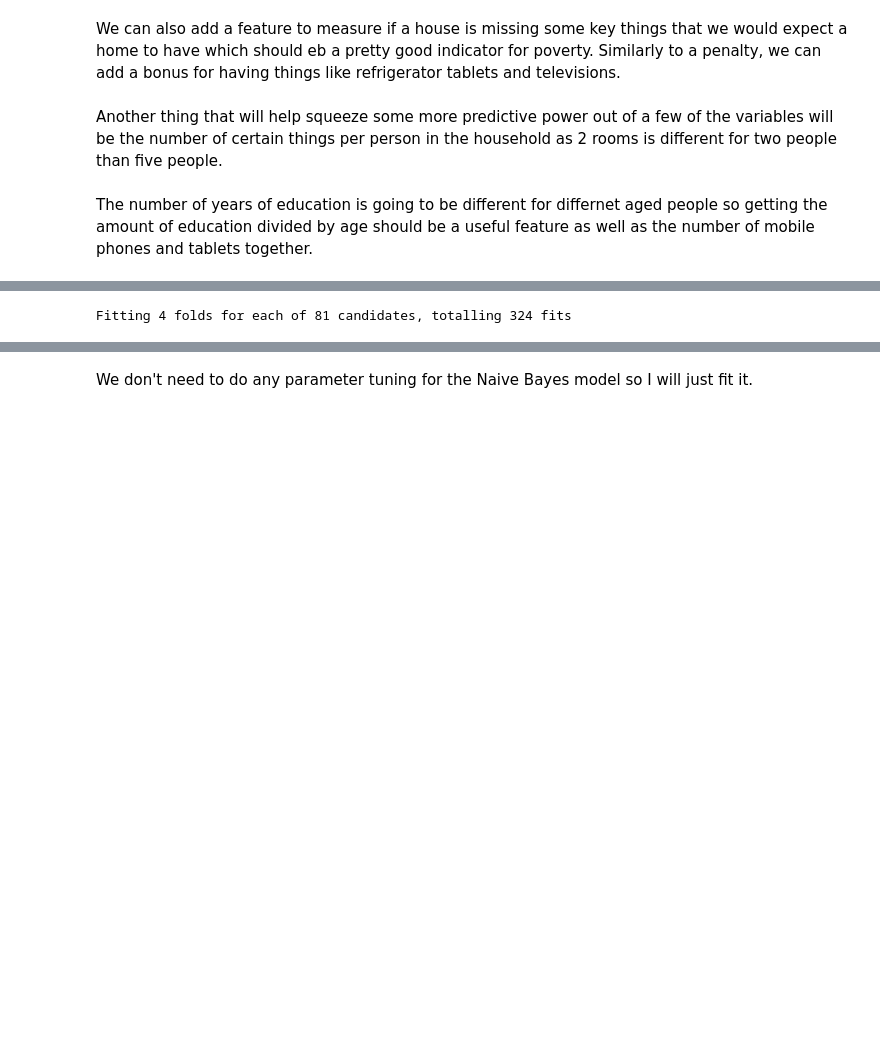
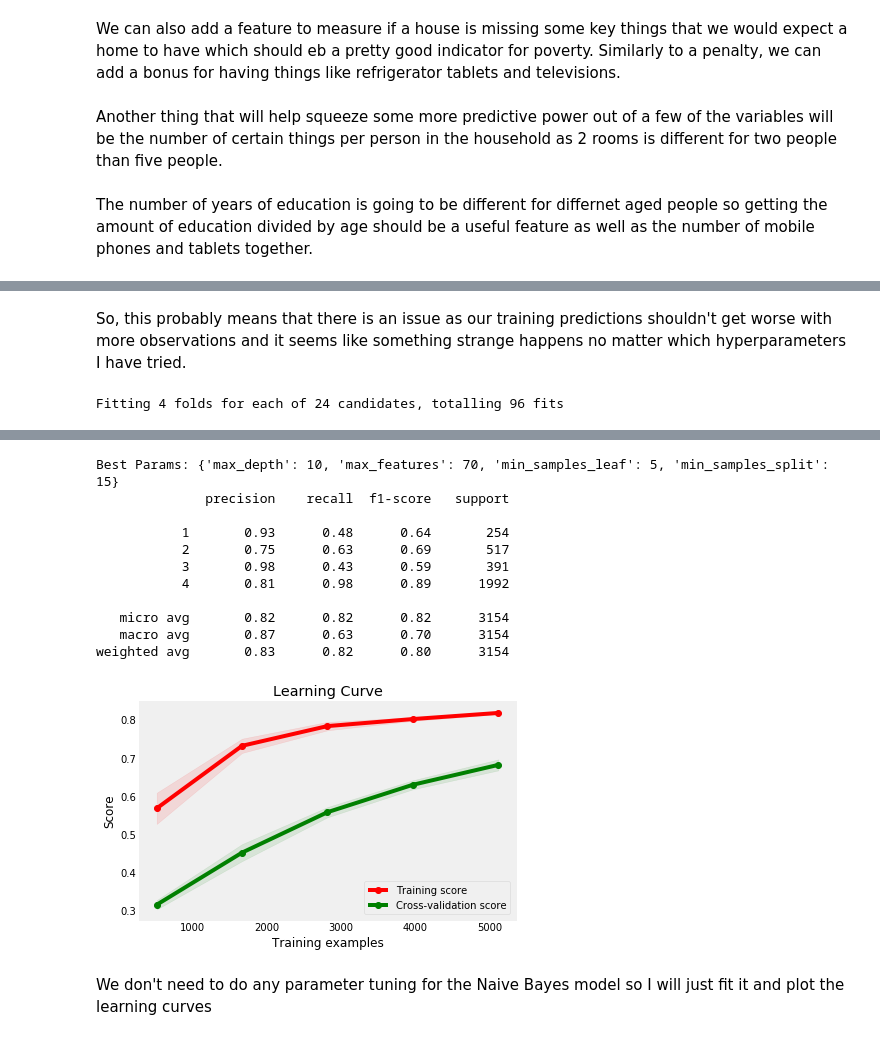
Before and after one commit to benbranchflower/applied_machine_learning, a Jupyter notebook: costa_rican_poverty_predictions.ipynb, the cells around one changed output, grey strips where cells are left out. Saved outputs shown, nothing was run; the diff lists cells and outputs as text; code cells hidden in the pictures; blank space fills up the shorter version.

```diff
--- a/costa_rican_poverty_predictions.ipynb
+++ b/costa_rican_poverty_predictions.ipynb
@@ -459,7 +468,9 @@ KeyboardInterrupt:
+# %% [markdown]
+So, this probably means that there is an issue as our training predictions shouldn't get worse with more observations and it seems like something strange happens no matter which hyperparameters I have tried.
 # %%
 parameter_tuning(model=RandomForestClassifier(n_estimators=100, criterion='gini'),
-                 params={"max_depth": [10,15,20], "min_samples_split": [15, 20, 35],
-                                'min_samples_leaf': [5,10,15], 'max_features': [50,70,90]})
+                 params={"max_depth": [5,10], "min_samples_split": [15, 20],
+                                'min_samples_leaf': [5,10,15], 'max_features': [50,70]})
 # %% [output]
-Fitting 4 folds for each of 81 candidates, totalling 324 fits
+Fitting 4 folds for each of 24 candidates, totalling 96 fits
 [Parallel(n_jobs=1)]: Using backend SequentialBackend with 1 concurrent workers.
@@ -466,5 +478,17 @@ Fitting 4 folds for each of 81 candidates, totalling 324 fits
+Best Params: {'max_depth': 10, 'max_features': 70, 'min_samples_leaf': 5, 'min_samples_split': 15}
+              precision    recall  f1-score   support
+
+           1       0.93      0.48      0.64       254
+           2       0.75      0.63      0.69       517
+           3       0.98      0.43      0.59       391
+           4       0.81      0.98      0.89      1992
+
+   micro avg       0.82      0.82      0.82      3154
+   macro avg       0.87      0.63      0.70      3154
+weighted avg       0.83      0.82      0.80      3154
+[figure, added]
 # %% [markdown]
-We don't need to do any parameter tuning for the Naive Bayes model so I will just fit it.
+We don't need to do any parameter tuning for the Naive Bayes model so I will just fit it and plot the learning curves
 # %%
 naive_bayes = GaussianNB()
 naive_bayes.fit(x_train, y_train)
```
Also changed, not shown: parts of 18 cells of this notebook.
